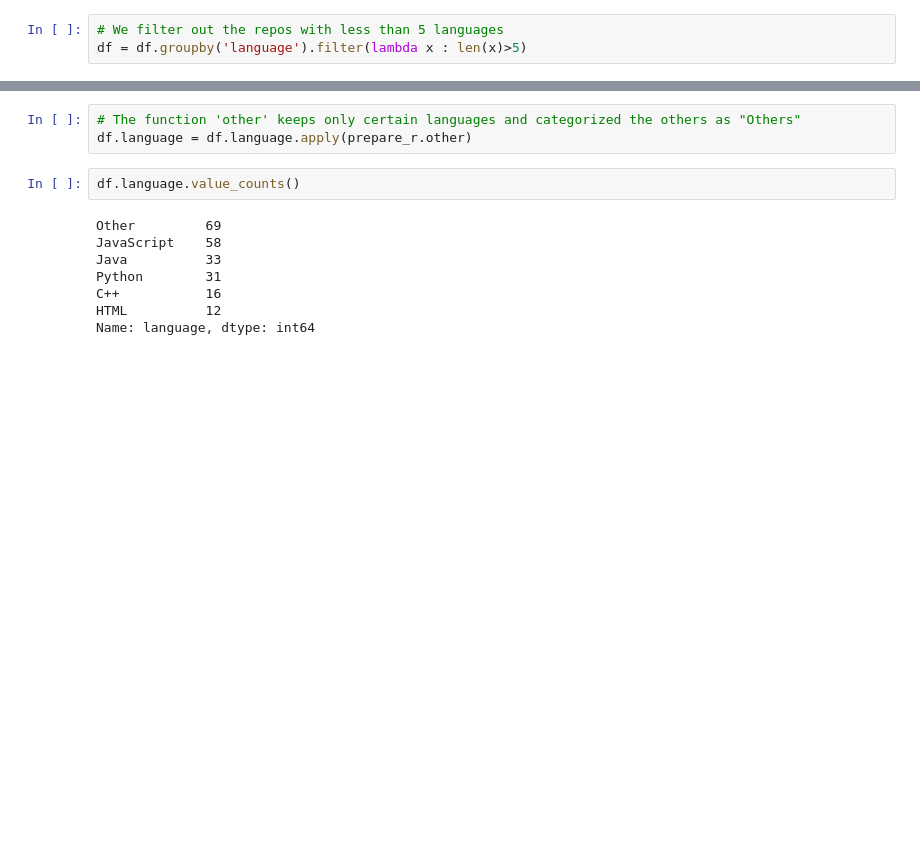
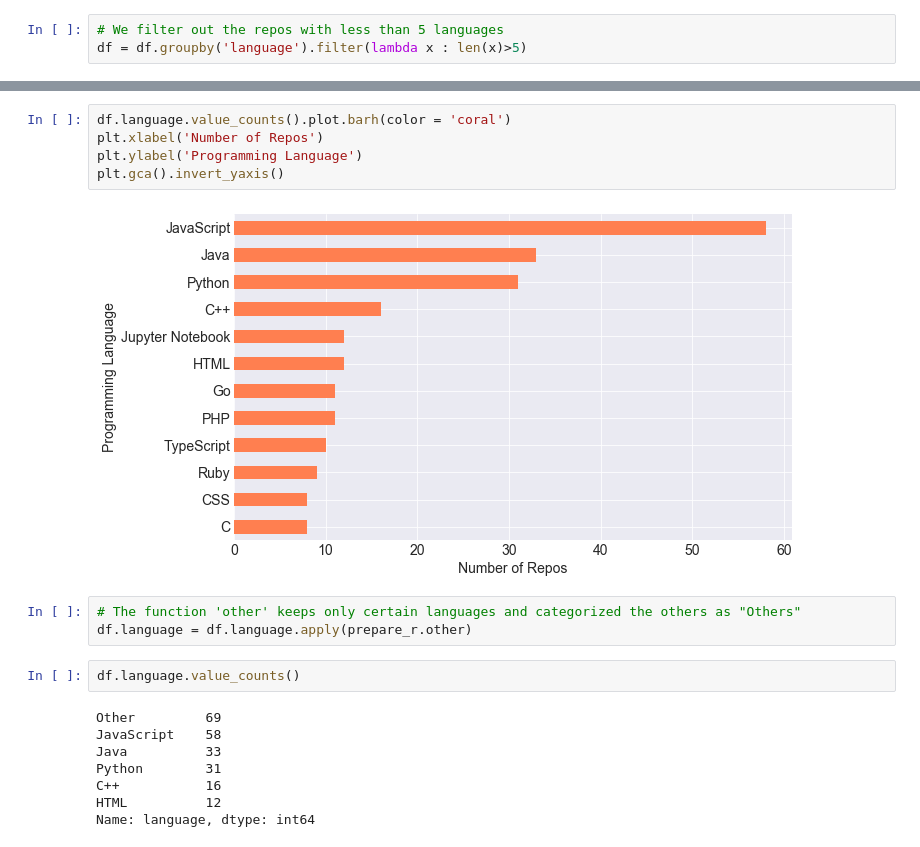
Before and after one commit to The-Tree-Muskeeters/git-language, a Jupyter notebook: nlp_project_Final.ipynb, the cells around one changed output, grey strips where cells are left out. Drawn from its saved outputs; the diff is of its cells as text; blank space fills up the shorter version.

Commit message:
added charts

```diff
--- a/nlp_project_Final.ipynb
+++ b/nlp_project_Final.ipynb
@@ -133,4 +133,11 @@ CSS                  8
 Name: language, dtype: int64
+# %%
+df.language.value_counts().plot.barh(color = 'coral')
+plt.xlabel('Number of Repos')
+plt.ylabel('Programming Language')
+plt.gca().invert_yaxis()
+# %% [output]
+[figure, added]
 # %%
 # The function 'other' keeps only certain languages and categorized the others as "Others"
 df.language = df.language.apply(prepare_r.other)
```
Also changed, not shown: parts of 8 cells of this notebook.
